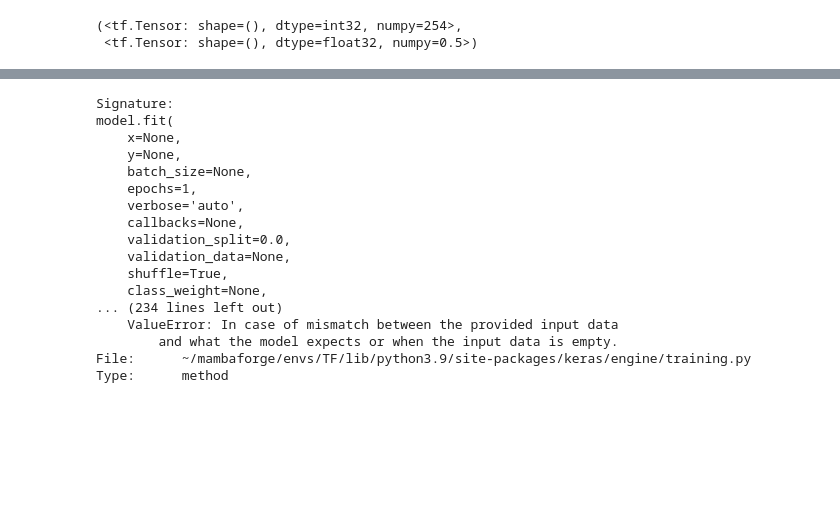
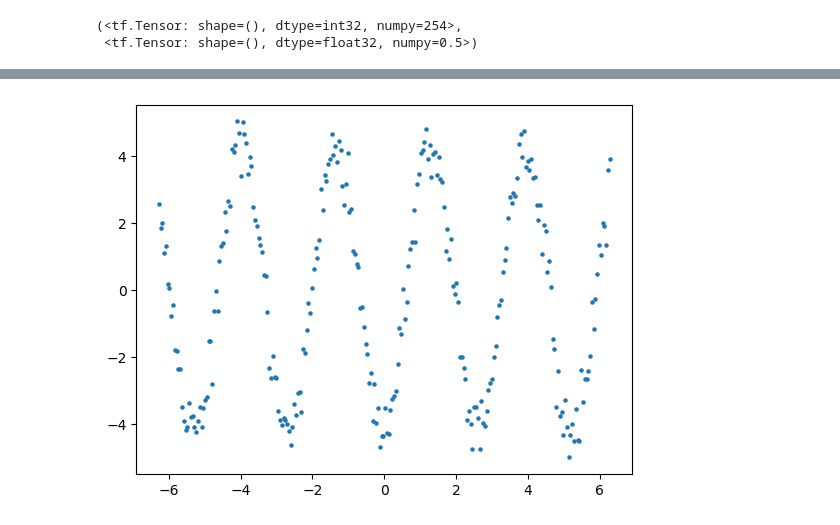
Before and after one commit to sejin8642/handson, a Jupyter notebook: scripts/part2/models.ipynb, the cells around one changed output, grey strips where cells are left out. Cells and saved outputs as stored; diff of their text form; code cells hidden in the pictures; blank space fills up the shorter version.

Commit message:
worked on data generator

```diff
--- a/scripts/part2/models.ipynb
+++ b/scripts/part2/models.ipynb
@@ -1675,20 +1705,10 @@ model.fit(
-# %%
-model.fit?
-# %% [output]
-Signature:
-model.fit(
-    x=None,
-    y=None,
-    batch_size=None,
-    epochs=1,
-    verbose='auto',
-    callbacks=None,
-    validation_split=0.0,
-    validation_data=None,
-    shuffle=True,
-    class_weight=None,
-... (234 lines left out)
-    ValueError: In case of mismatch between the provided input data
-        and what the model expects or when the input data is empty.
-File:      ~/mambaforge/envs/TF/lib/python3.9/site-packages/keras/engine/training.py
-Type:      method
+# %%
+t = np.linspace(-2*np.pi, 2*np.pi, size)
+A, B, C = np.random.uniform(0.5, 2*np.pi, size=3)
+y = A*np.sin(B*t + C)
+x = y + np.random.normal(0, std, size)
+
+plt.scatter(t, x, s=5.0)
+plt.show()
+# %% [output]
+[figure, added]
```
Also changed, not shown: parts of 16 cells of this notebook.
